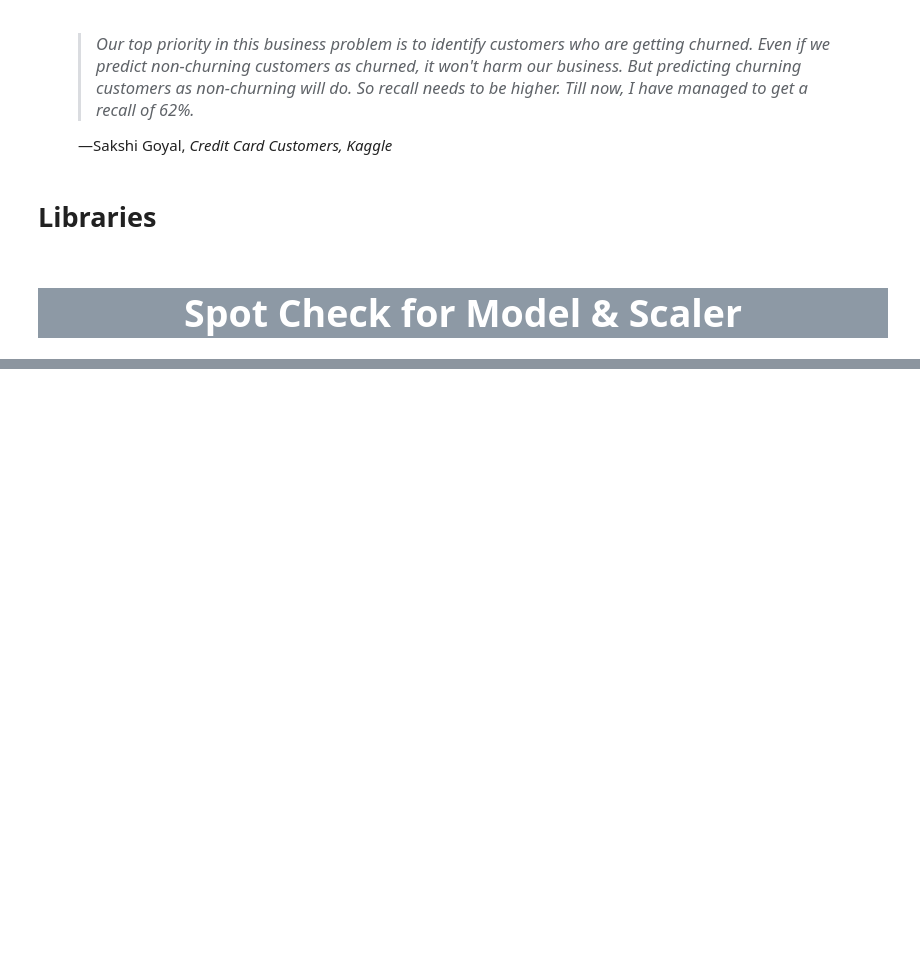
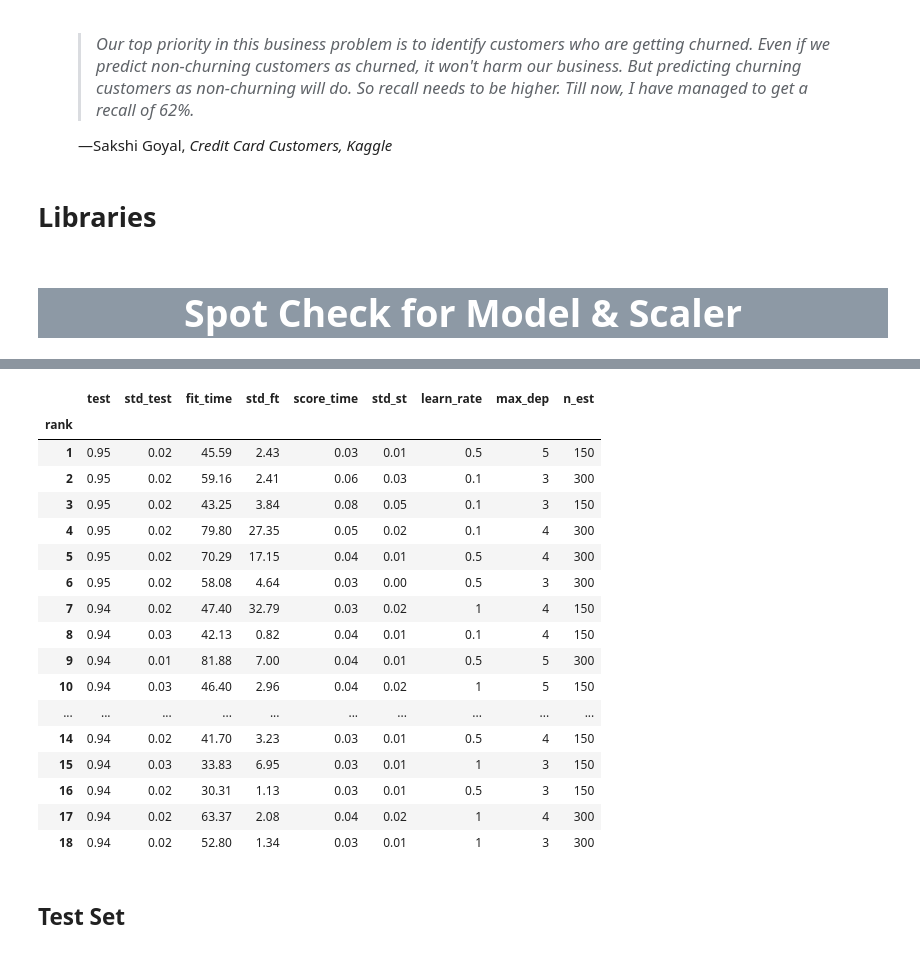
Before and after one commit to april825/bank_churn, a Jupyter notebook: 9. Hyperparameter Tuning.ipynb, the cells around one changed output, grey strips where cells are left out. Saved outputs shown, nothing was run; the diff lists cells and outputs as text; code cells hidden in the pictures; blank space fills up the shorter version.

```diff
--- a/9. Hyperparameter Tuning.ipynb
+++ b/9. Hyperparameter Tuning.ipynb
@@ -447,0 +100,22 @@ print(f'Finished in {round(time_1-time_0, 2):,} second(s) or {round((time_1-time
+# %%
+# load the dataset & return X and y
+def load_dataset():
+    d = pd.read_csv('source/d_num.csv')
+    d_values = d.values
+    x, y = d_values[:,1:], d_values[:,:1].ravel()
+    return x, y
+
+# define pipeline to use
+def pipeline_ENN(scaler, model):
+    steps = list()
+    # normalization
+    steps.append((scaler[0], scaler[1]))
+    # standardization
+    steps.append(('scaler', StandardScaler()))
+    # the resampler
+    steps.append(('rspler', SMOTEENN(enn=EditedNearestNeighbours(sampling_strategy='majority', n_jobs=-1))))
+    # the model
+    steps.append(('model', model))
+    # create pipeline
+    pipeline = Pipeline(steps=steps)
+    return pipeline
@@ -447,0 +227,45 @@ print(f'Finished in {round(time_1-time_0, 2):,} second(s) or {round((time_1-time
+# %%
+col_chosen_orig = ['rank_test_score',
+    'mean_test_score', 'std_test_score',
+    'mean_fit_time', 'std_fit_time',
+    'mean_score_time', 'std_score_time',
+    'param_model__learning_rate',
+    'param_model__max_depth',
+    'param_model__n_estimators']
+col_chosen_mod = ['rank',
+    'test', 'std_test',
+    'fit_time', 'std_ft',
+    'score_time', 'std_st',
+    'learn_rate',
+    'max_dep',
+    'n_est']
+mapping = dict(zip(col_chosen_orig, col_chosen_mod))
+
+filtered_dict = {k:v for k,v in grid_result.cv_results_.items() if k in col_chosen_orig}
+reordered_dict = {k: filtered_dict[k] for k in col_chosen_orig}
+ranking = pd.DataFrame(reordered_dict).rename(mapping, axis=1).sort_values(by='rank').set_index('rank')
+ranking
+# df.style.set_table_styles([dict(selector="th",props=[('max-width', '50px')])])
+# %% [output]
+|  | test | std_test | fit_time | std_ft | score_time | std_st | learn_rate | max_dep | n_est |
+| rank |  |  |  |  |  |  |  |  |  |
+| 1 | 0.95 | 0.02 | 45.59 | 2.43 | 0.03 | 0.01 | 0.5 | 5 | 150 |
+| 2 | 0.95 | 0.02 | 59.16 | 2.41 | 0.06 | 0.03 | 0.1 | 3 | 300 |
+| 3 | 0.95 | 0.02 | 43.25 | 3.84 | 0.08 | 0.05 | 0.1 | 3 | 150 |
+| 4 | 0.95 | 0.02 | 79.80 | 27.35 | 0.05 | 0.02 | 0.1 | 4 | 300 |
+| 5 | 0.95 | 0.02 | 70.29 | 17.15 | 0.04 | 0.01 | 0.5 | 4 | 300 |
+| 6 | 0.95 | 0.02 | 58.08 | 4.64 | 0.03 | 0.00 | 0.5 | 3 | 300 |
+| 7 | 0.94 | 0.02 | 47.40 | 32.79 | 0.03 | 0.02 | 1 | 4 | 150 |
+| 8 | 0.94 | 0.03 | 42.13 | 0.82 | 0.04 | 0.01 | 0.1 | 4 | 150 |
+| 9 | 0.94 | 0.01 | 81.88 | 7.00 | 0.04 | 0.01 | 0.5 | 5 | 300 |
+| 10 | 0.94 | 0.03 | 46.40 | 2.96 | 0.04 | 0.02 | 1 | 5 | 150 |
+| ... | ... | ... | ... | ... | ... | ... | ... | ... | ... |
+| 14 | 0.94 | 0.02 | 41.70 | 3.23 | 0.03 | 0.01 | 0.5 | 4 | 150 |
+| 15 | 0.94 | 0.03 | 33.83 | 6.95 | 0.03 | 0.01 | 1 | 3 | 150 |
+| 16 | 0.94 | 0.02 | 30.31 | 1.13 | 0.03 | 0.01 | 0.5 | 3 | 150 |
+| 17 | 0.94 | 0.02 | 63.37 | 2.08 | 0.04 | 0.02 | 1 | 4 | 300 |
+| 18 | 0.94 | 0.02 | 52.80 | 1.34 | 0.03 | 0.01 | 1 | 3 | 300 |
+# %% [markdown]
+<a id='4.1'>
+    <h2 style='font-size:150%;'>
+        Test Set</h2></a>
```
Also changed, not shown: parts of 45 cells of this notebook, 25 other files.
